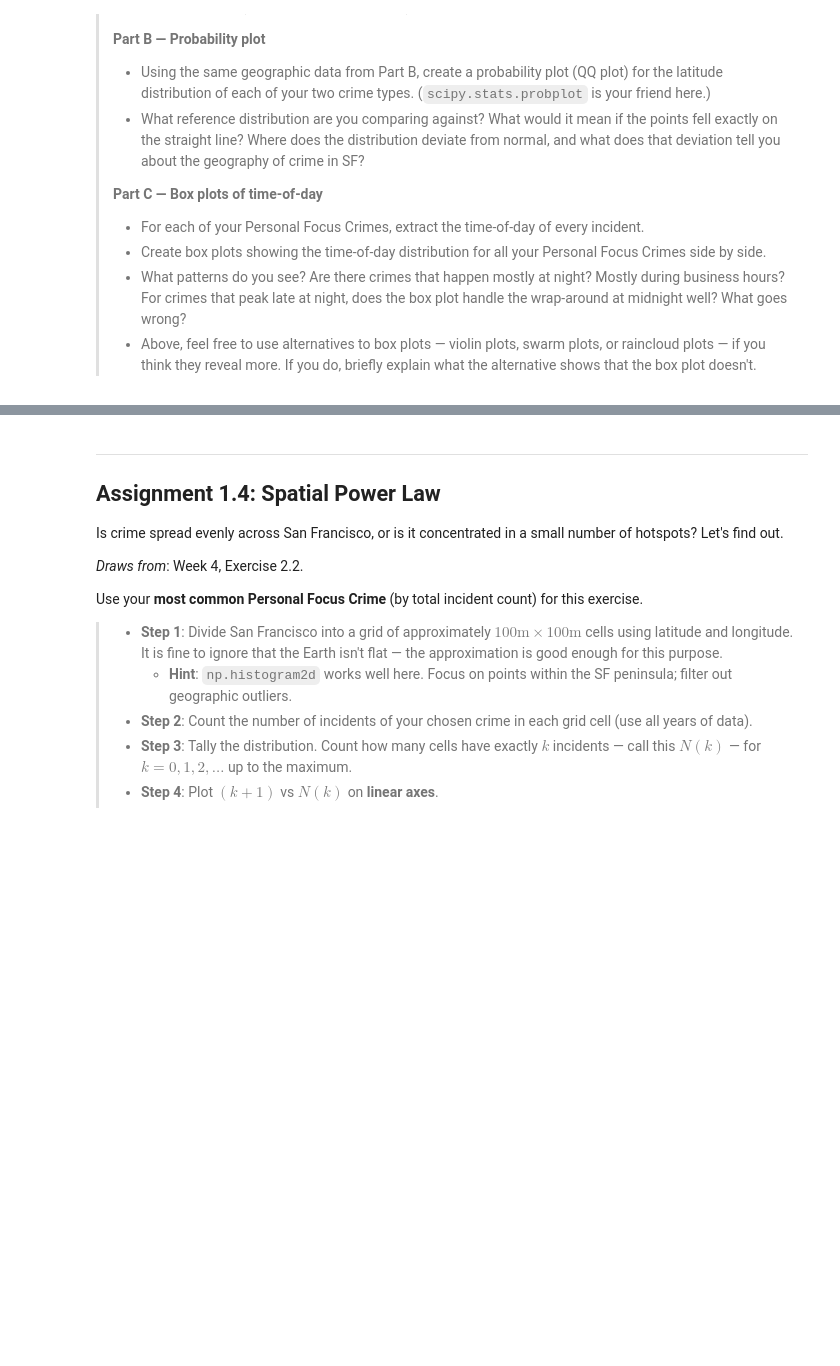
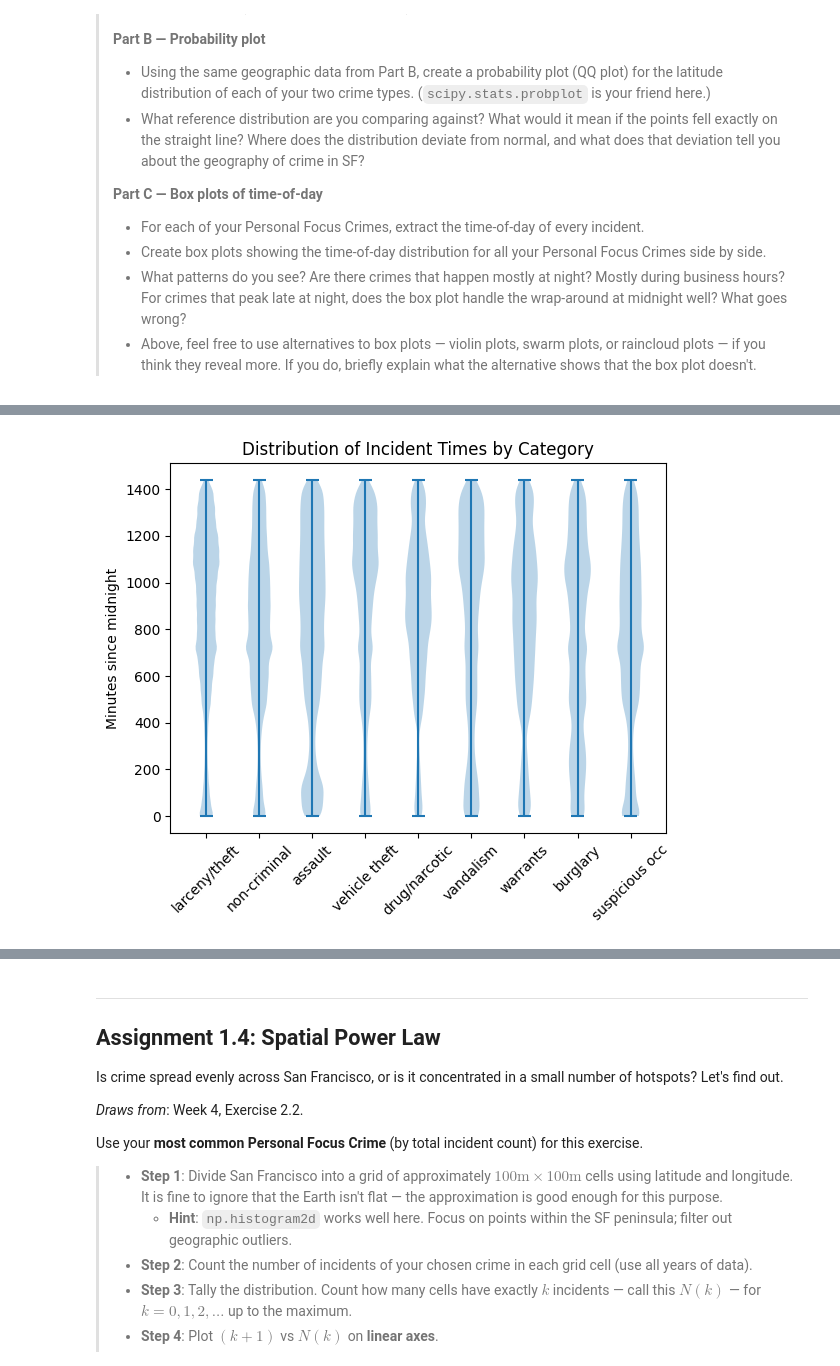
Before and after one commit to wkandersen/02806-socialdataanalysis, a Jupyter notebook: project1/Assignment1.ipynb, the cells around one changed output, grey strips where cells are left out. Cells and saved outputs as stored; diff of their text form; code cells hidden in the pictures; blank space fills up the shorter version.

```diff
--- a/project1/Assignment1.ipynb
+++ b/project1/Assignment1.ipynb
@@ -153,0 +195,13 @@ This exercise asks you to recreate several classic plot types from DAOST Chapter
+# %%
+data = df_pf.copy()
+
+data['time_since_midnight'] = data['hour'] * 60 + data['minute']
+df = {cat: data[data['incident_category'] == cat]['time_since_midnight'] for cat in personal_focus}
+
+plt.violinplot(list(df.values()), positions=list(range(len(df))))
+plt.xticks(list(range(len(df))), list(df.keys()), rotation=45)
+plt.ylabel("Minutes since midnight")
+plt.title("Distribution of Incident Times by Category")
+plt.show()
+# %% [output]
+[figure, added]
```
Also changed, not shown: parts of 11 cells of this notebook, 1 other file.
